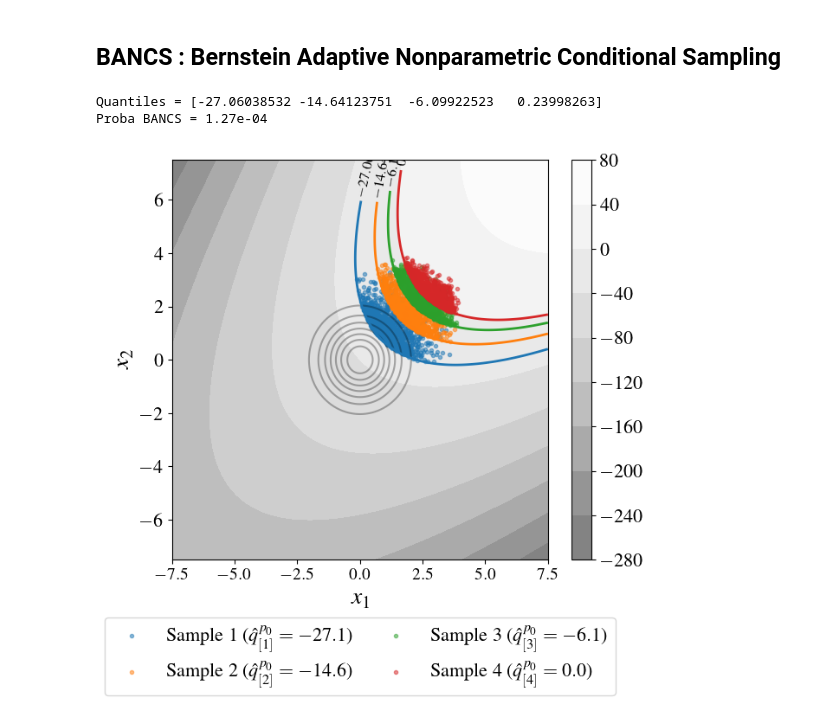
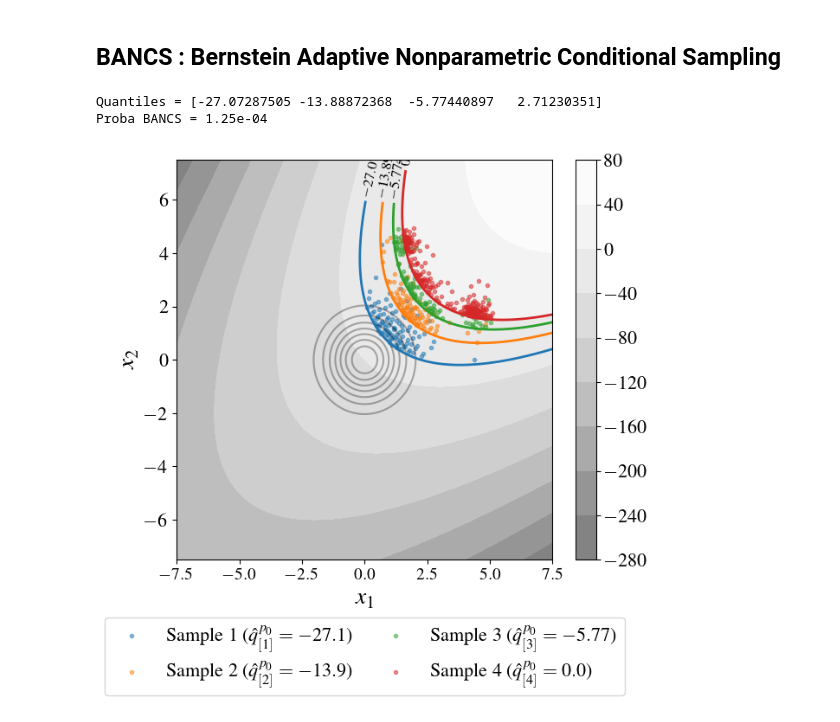
Before and after one commit to efekhari27/bancs, a Jupyter notebook: examples/BANCS_greater_parabolic2.ipynb, the cells around one changed output. Saved outputs shown, nothing was run; the diff lists cells and outputs as text; code cells hidden in the pictures.

```diff
--- a/examples/BANCS_greater_parabolic2.ipynb
+++ b/examples/BANCS_greater_parabolic2.ipynb
@@ -53,17 +53,17 @@ from matplotlib.colors import ListedColormap, LinearSegmentedColormap
 greys = mpl.colormaps['Greys_r']
 faded_greys = ListedColormap(greys(np.linspace(0.4, 1, 128)))
 # %%
-N = int(1e4)
+N = int(1e3)
 bancs = BANCS(failure_event, N=N, M=20, p0=0.1)
 quantiles = bancs.run()
 pf = bancs.compute_pf()
 print("Quantiles =", quantiles)
 print("Proba BANCS = {:.2e}".format(pf))
 #print("Relative error = {:.2%}".format(np.abs(pf - pf_ref) / pf_ref))
 fig = bancs.draw_2D_BANCS(colorbar=faded_greys)
 plt.savefig("figures/bancs_parabolic2_r.pdf", bbox_inches='tight')
 plt.savefig("figures/bancs_parabolic2_r.jpg", bbox_inches='tight', dpi=300);
 # %% [output]
-Quantiles = [-27.06038532 -14.64123751  -6.09922523   0.23998263]
-Proba BANCS = 1.27e-04
+Quantiles = [-27.07287505 -13.88872368  -5.77440897   2.71230351]
+Proba BANCS = 1.25e-04
-[figure, old version]
+[figure, new version]
```
Also changed, not shown: 29 other files.
